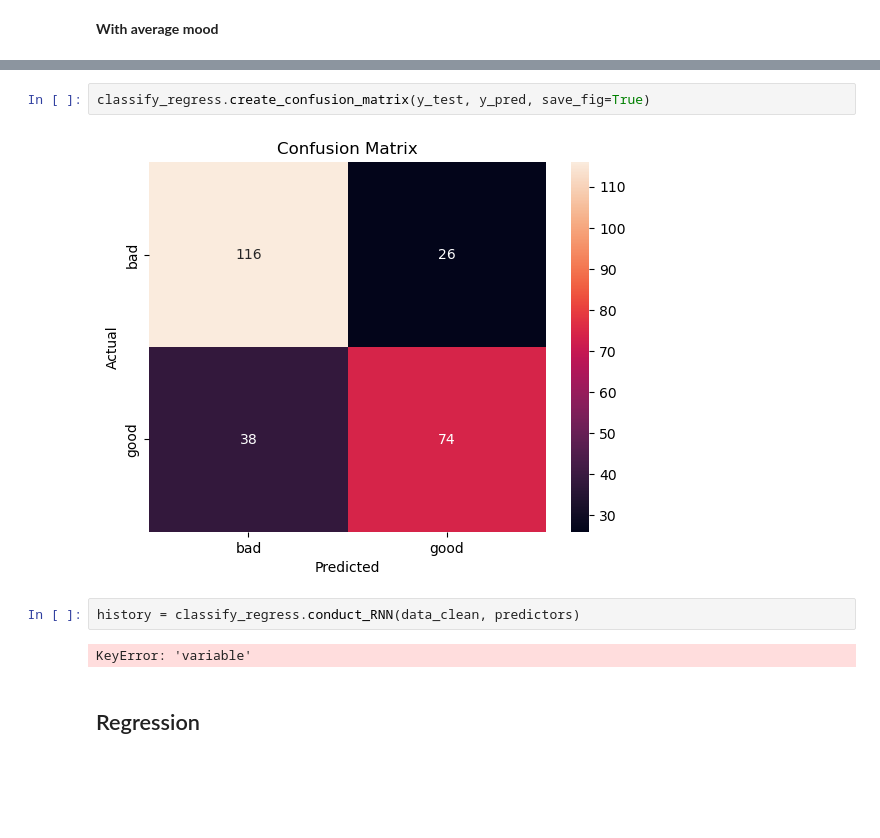
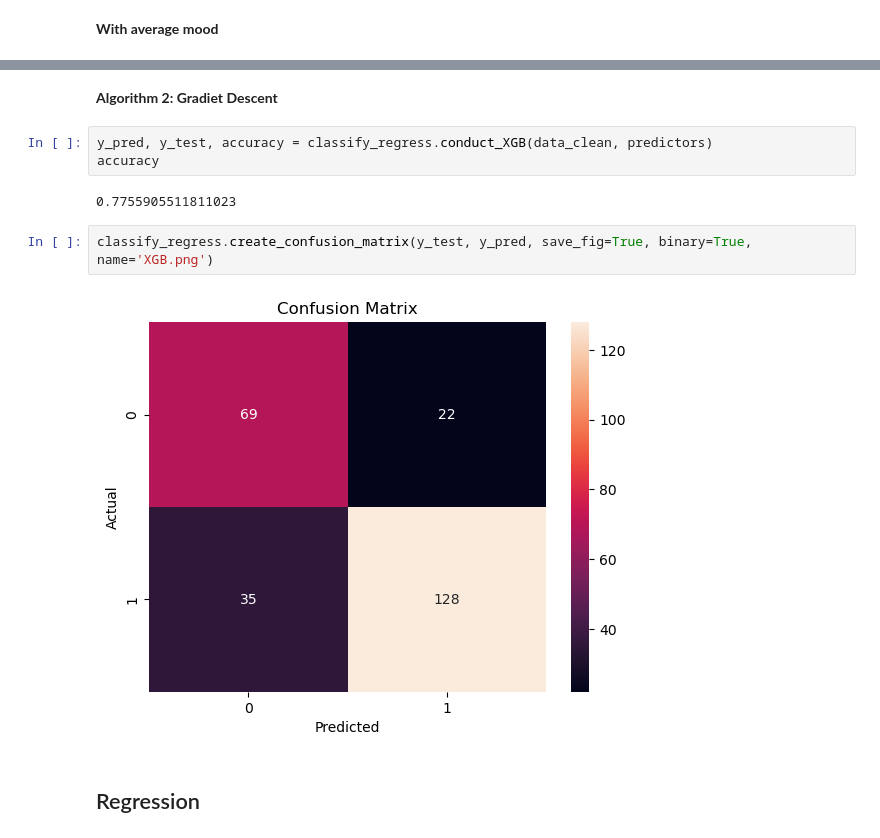
Before and after one commit to DKLEINLEUNK/DataMining, a Jupyter notebook: main_kaleem.ipynb, the cells around one changed output, grey strips where cells are left out. Cells and saved outputs as stored; diff of their text form; blank space fills up the shorter version.

```diff
--- a/main_kaleem.ipynb
+++ b/main_kaleem.ipynb
@@ -65,10 +55,13 @@ Name: mood_category, Length: 254, dtype: object
+# %% [markdown]
+**Algorithm 2: Gradiet Descent**
+# %%
+y_pred, y_test, accuracy = classify_regress.conduct_XGB(data_clean, predictors)
+accuracy
+# %% [output]
+0.7755905511811023
 # %%
-classify_regress.create_confusion_matrix(y_test, y_pred, save_fig=True)
+classify_regress.create_confusion_matrix(y_test, y_pred, save_fig=True, binary=True, name='XGB.png')
 # %% [output]
-[figure, old version]
+[figure, new version]
-# %%
-history = classify_regress.conduct_RNN(data_clean, predictors)
-# %% [output]
-KeyError: 'variable'
 # %% [markdown]
 ## Regression
```
Also changed, not shown: parts of 23 cells of this notebook.
